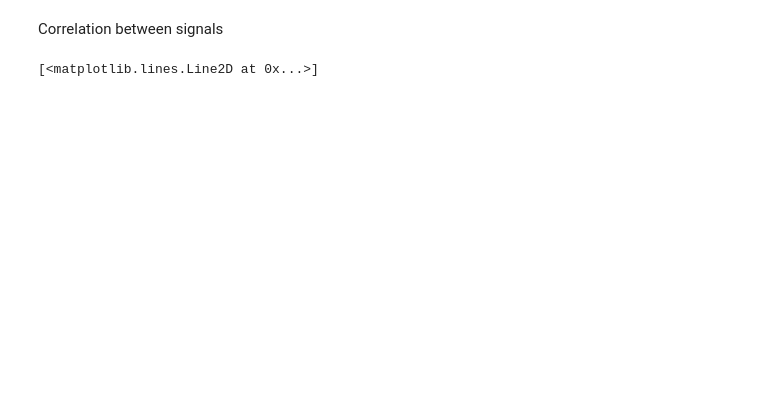
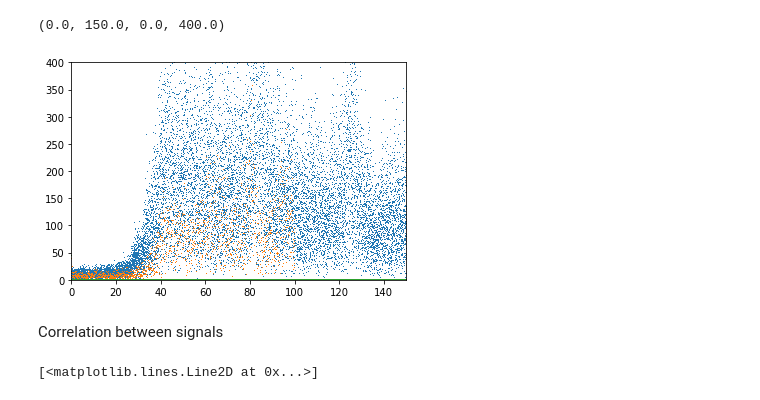
Before and after one commit to coldmayo/Megadeth-Analysis, a Jupyter notebook: Proving Paige Wrong - Project 4.ipynb, the cells around one changed output. Cells and saved outputs as stored; diff of their text form; code cells hidden in the pictures; blank space fills up the shorter version.

```diff
--- a/Proving Paige Wrong - Project 4.ipynb
+++ b/Proving Paige Wrong - Project 4.ipynb
@@ -132,3 +90,12 @@ plt.grid()
+# %%
+plt.plot(hw_freq[0:hw_N//2], np.abs(hw_cleaned_fft[0:hw_N//2]), marker = ",", linestyle="")
+plt.plot(ps_freq[0:ps_N//2], np.abs(ps_cleaned_fft[0:ps_N//2]), marker = ",", linestyle="")
+plt.plot(ps_freq[0:cat_N//2], np.abs(cat_cleaned_fft[0:cat_N//2]), marker = ",", linestyle="")
+
+plt.axis([0,150,0,400])
+# %% [output]
+(0.0, 150.0, 0.0, 400.0)
+[figure, added]
 # %% [markdown]
 Correlation between signals
 # %%
```
Also changed, not shown: parts of 27 cells of this notebook.
